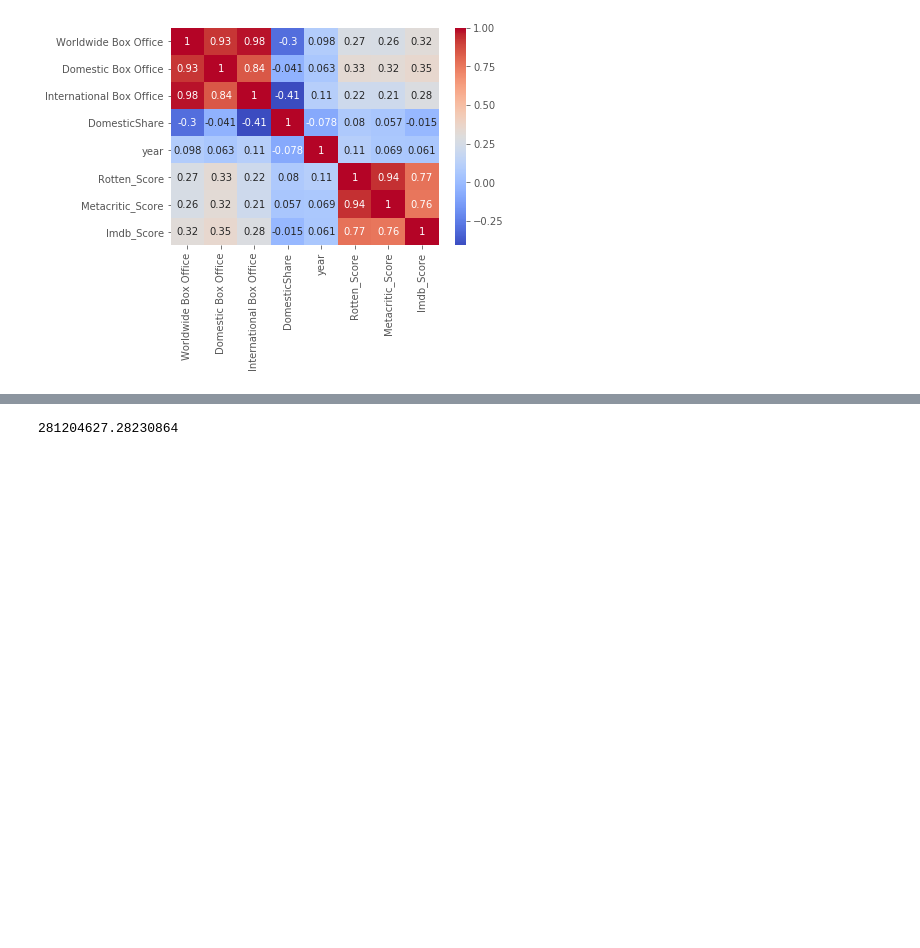
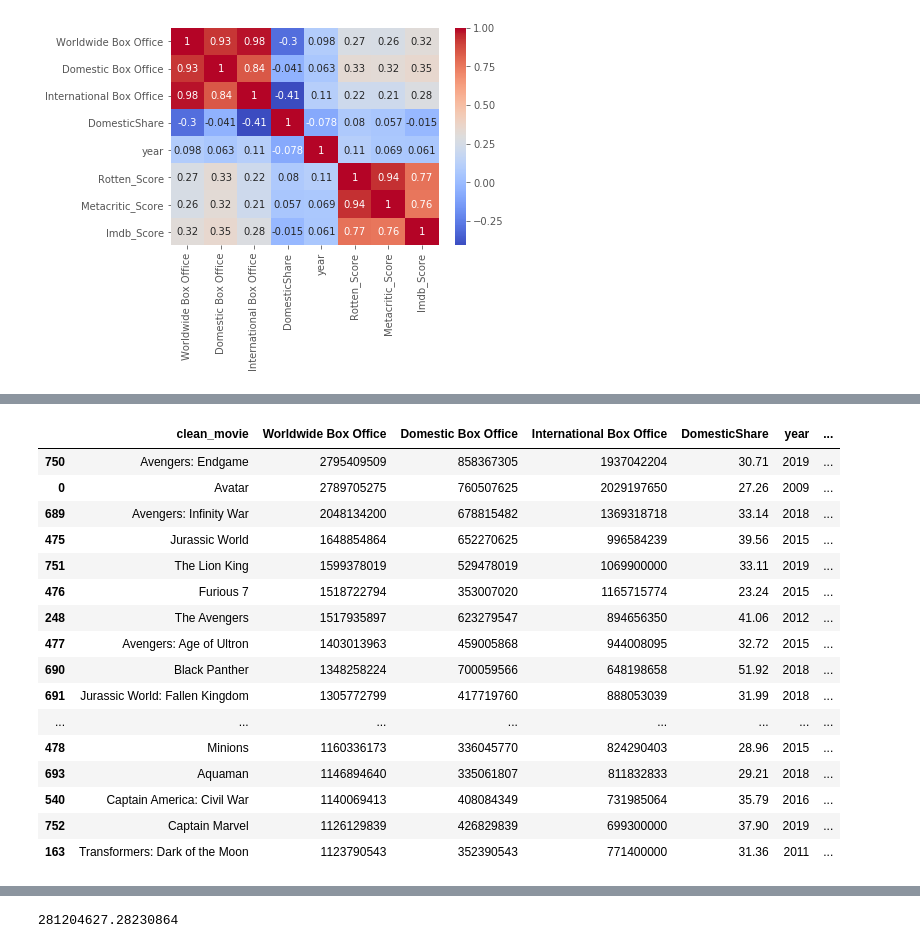
Before and after one commit to ColinMaloney/movies, a Jupyter notebook: yearly_rating.ipynb, the cells around one changed output, grey strips where cells are left out. Drawn from its saved outputs; the diff is of its cells as text; code cells hidden in the pictures; blank space fills up the shorter version.

```diff
--- a/yearly_rating.ipynb
+++ b/yearly_rating.ipynb
@@ -296,0 +207,22 @@ final_df.query('year==2019').corr()
+# %%
+final_df = pd.read_csv('final_csv')
+# %%
+final_df.sort_values('Worldwide Box Office',ascending=False).head(20)
+# %% [output]
+|  | clean_movie | Worldwide Box Office | Domestic Box Office | International Box Office | DomesticShare | year | ... |
+| 750 | Avengers: Endgame | 2795409509 | 858367305 | 1937042204 | 30.71 | 2019 | ... |
+| 0 | Avatar | 2789705275 | 760507625 | 2029197650 | 27.26 | 2009 | ... |
+| 689 | Avengers: Infinity War | 2048134200 | 678815482 | 1369318718 | 33.14 | 2018 | ... |
+| 475 | Jurassic World | 1648854864 | 652270625 | 996584239 | 39.56 | 2015 | ... |
+| 751 | The Lion King | 1599378019 | 529478019 | 1069900000 | 33.11 | 2019 | ... |
+| 476 | Furious 7 | 1518722794 | 353007020 | 1165715774 | 23.24 | 2015 | ... |
+| 248 | The Avengers | 1517935897 | 623279547 | 894656350 | 41.06 | 2012 | ... |
+| 477 | Avengers: Age of Ultron | 1403013963 | 459005868 | 944008095 | 32.72 | 2015 | ... |
+| 690 | Black Panther | 1348258224 | 700059566 | 648198658 | 51.92 | 2018 | ... |
+| 691 | Jurassic World: Fallen Kingdom | 1305772799 | 417719760 | 888053039 | 31.99 | 2018 | ... |
+| ... | ... | ... | ... | ... | ... | ... | ... |
+| 478 | Minions | 1160336173 | 336045770 | 824290403 | 28.96 | 2015 | ... |
+| 693 | Aquaman | 1146894640 | 335061807 | 811832833 | 29.21 | 2018 | ... |
+| 540 | Captain America: Civil War | 1140069413 | 408084349 | 731985064 | 35.79 | 2016 | ... |
+| 752 | Captain Marvel | 1126129839 | 426829839 | 699300000 | 37.90 | 2019 | ... |
+| 163 | Transformers: Dark of the Moon | 1123790543 | 352390543 | 771400000 | 31.36 | 2011 | ... |
```
Also changed, not shown: parts of 23 cells of this notebook.
